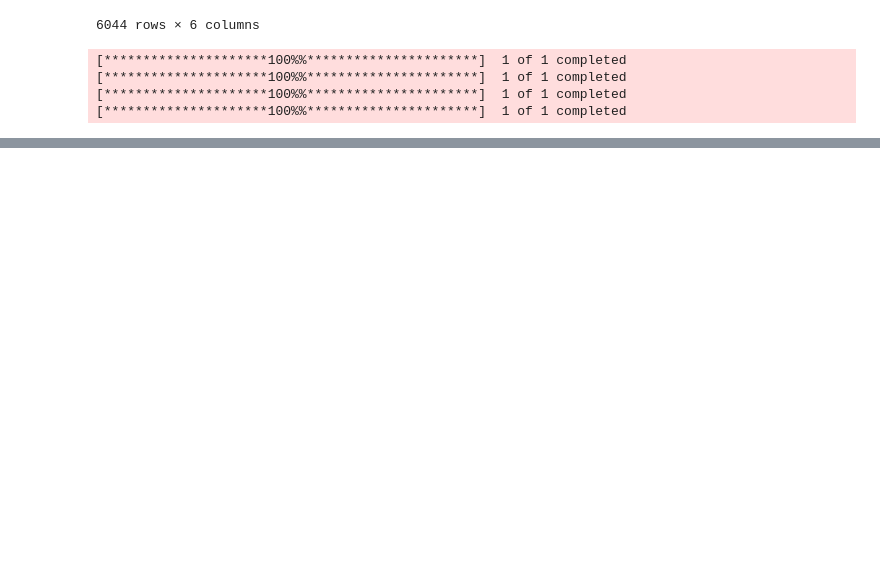
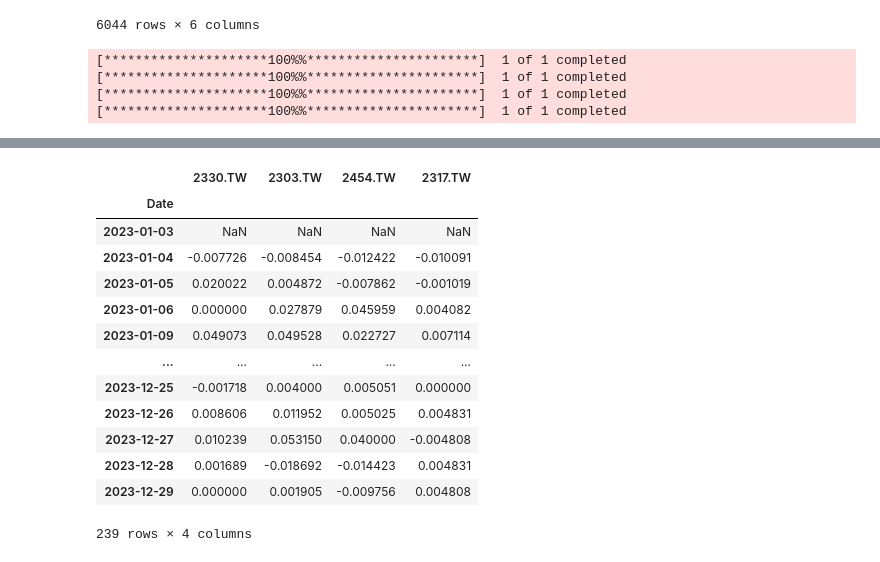
Before and after one commit to chiehyun2024/2024_01_28_1, a Jupyter notebook: lesson19/lesson19_5.ipynb, the cells around one changed output, grey strips where cells are left out. Drawn from its saved outputs; the diff is of its cells as text; code cells hidden in the pictures; blank space fills up the shorter version.

```diff
--- a/lesson19/lesson19_5.ipynb
+++ b/lesson19/lesson19_5.ipynb
@@ -67,0 +99,18 @@ price_df
+# %%
+#比前一筆漲或跌多少 -> pct_change()
+price_df.loc['2023'].pct_change()
+# %% [output]
+|  | 2330.TW | 2303.TW | 2454.TW | 2317.TW |
+| Date |  |  |  |  |
+| 2023-01-03 | NaN | NaN | NaN | NaN |
+| 2023-01-04 | -0.007726 | -0.008454 | -0.012422 | -0.010091 |
+| 2023-01-05 | 0.020022 | 0.004872 | -0.007862 | -0.001019 |
+| 2023-01-06 | 0.000000 | 0.027879 | 0.045959 | 0.004082 |
+| 2023-01-09 | 0.049073 | 0.049528 | 0.022727 | 0.007114 |
+| ... | ... | ... | ... | ... |
+| 2023-12-25 | -0.001718 | 0.004000 | 0.005051 | 0.000000 |
+| 2023-12-26 | 0.008606 | 0.011952 | 0.005025 | 0.004831 |
+| 2023-12-27 | 0.010239 | 0.053150 | 0.040000 | -0.004808 |
+| 2023-12-28 | 0.001689 | -0.018692 | -0.014423 | 0.004831 |
+| 2023-12-29 | 0.000000 | 0.001905 | -0.009756 | 0.004808 |
+239 rows × 4 columns
```
Also changed, not shown: parts of 9 cells of this notebook, 27 other files.
